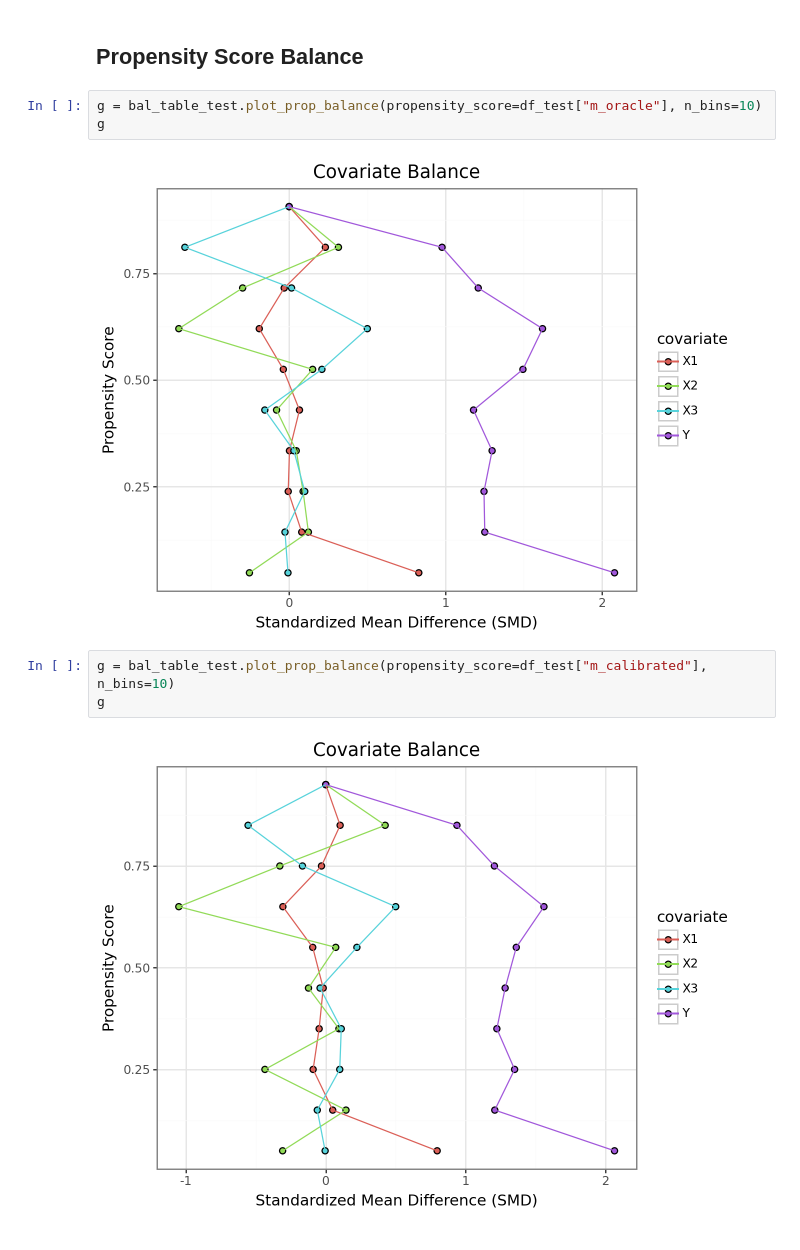
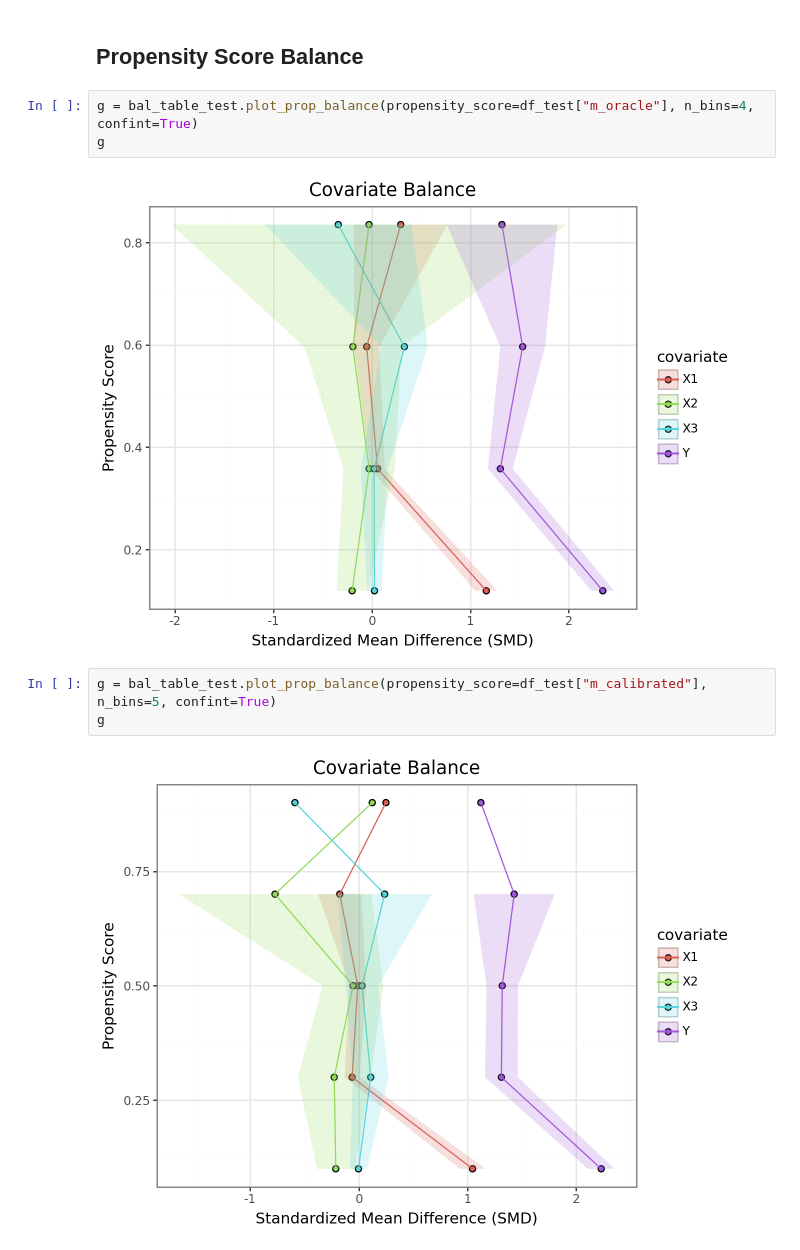
Before and after one commit to SvenKlaassen/cov-balance, a Jupyter notebook: cobalt_tests/python/unbalanced_dgp.ipynb, the cells around one changed output. Cells and saved outputs as stored; diff of their text form.

Commit message:
update plot_prop_balance

```diff
--- a/cobalt_tests/python/unbalanced_dgp.ipynb
+++ b/cobalt_tests/python/unbalanced_dgp.ipynb
@@ -262,12 +263,12 @@ plt.show()
 # %% [markdown]
 ## Propensity Score Balance
 # %%
-g = bal_table_test.plot_prop_balance(propensity_score=df_test["m_oracle"], n_bins=10)
+g = bal_table_test.plot_prop_balance(propensity_score=df_test["m_oracle"], n_bins=4, confint=True)
 g
 # %% [output]
-[figure, old version]
+[figure, new version]
 # %%
-g = bal_table_test.plot_prop_balance(propensity_score=df_test["m_calibrated"], n_bins=10)
+g = bal_table_test.plot_prop_balance(propensity_score=df_test["m_calibrated"], n_bins=5, confint=True)
 g
 # %% [output]
-[figure, old version]
+[figure, new version]
```
Also changed, not shown: parts of 1 cell of this notebook, 2 other files.
